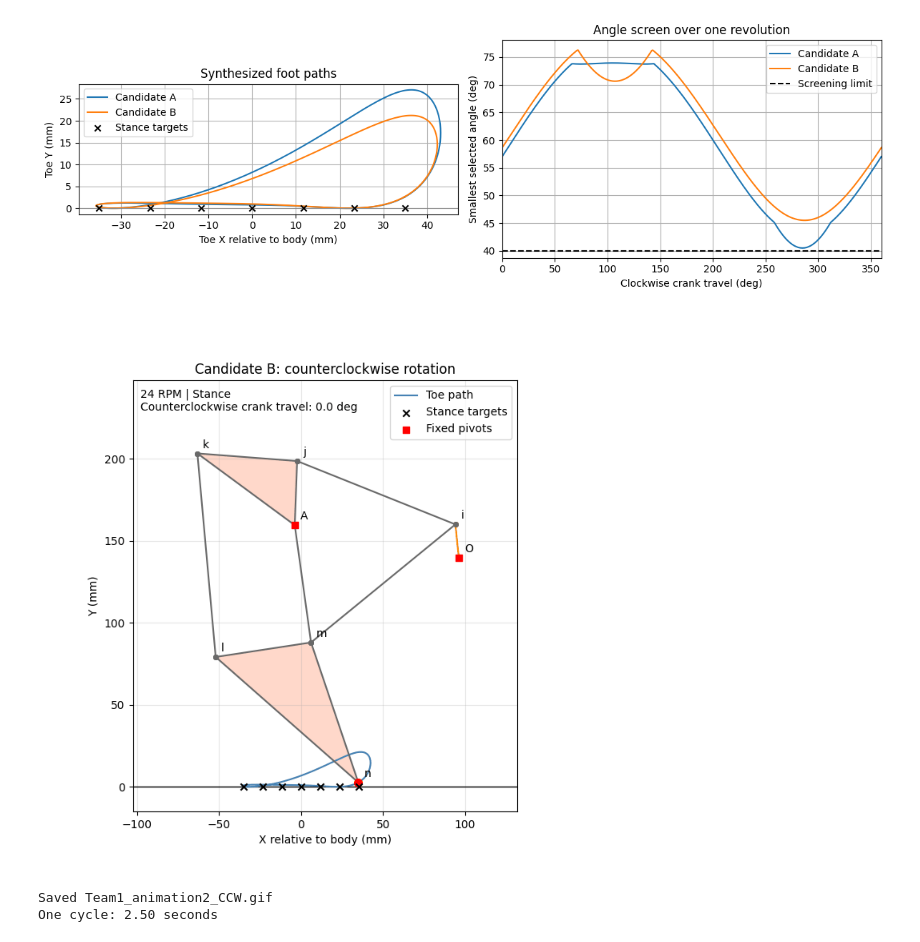
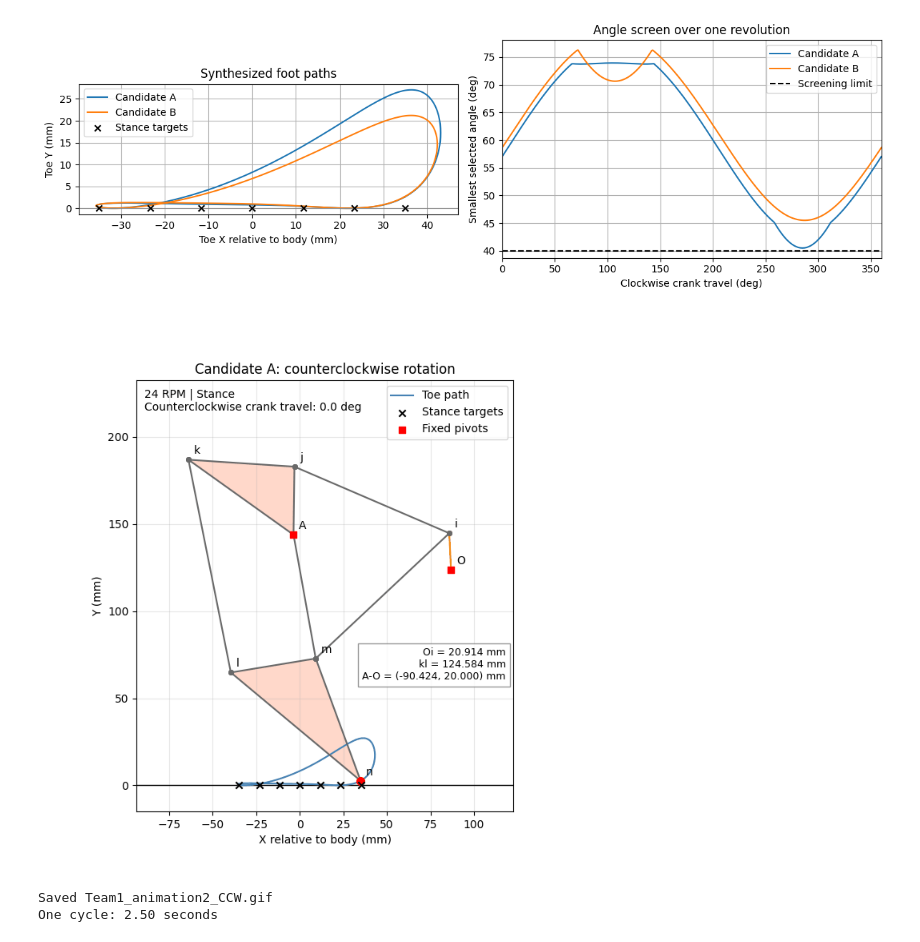
Before and after one commit to AnastasiiaBerezovska/ME-350R-Project, a Jupyter notebook: Team1_synthesis.ipynb, the cells around one changed output. Saved outputs shown, nothing was run; the diff lists cells and outputs as text; code cells hidden in the pictures.

Commit message:
Updated synthesis with new dimensions, torque, etc

```diff
--- a/Team1_synthesis.ipynb
+++ b/Team1_synthesis.ipynb
@@ -604,11 +604,7 @@ def motion_constraints(v, angle_floor):
 
     # every returned value must be >=0
     # small added margins
-    return np.r_[
-        (angles - angle_floor).ravel(),
-        np.concatenate(margins),
-        toe[:, 1] - 0.01,
-        -np.diff(toe[stance, 0]) - 1e-5,
+    return np.r_[(angles - angle_floor).ravel(), np.concatenate(margins), toe[:, 1] - 0.01, -np.diff(toe[stance, 0]) - 1e-5,
         toe[stance, 0][0] - toe[stance, 0][-1] - STRIDE_MM,
         mid_toe[0, 1] - (MIN_LIFT_MM + 0.1),
         other_heights - 0.1,
@@ -1029,7 +1025,7 @@ from matplotlib.animation import FuncAnimation, PillowWriter
 from matplotlib.patches import Polygon
 from IPython.display import Image as IPImage, display
 
-CHOSEN = "B"  # Use "B" to show candidate B.
+CHOSEN = "A"  # Use "B" to show candidate B.
 v = candidates[CHOSEN].copy()
 
 full_toe, full_angles, gaps, full_points = model(v, GRID)
@@ -1045,7 +1041,7 @@ frame_travel = np.linspace(
     0.0, 360.0, n_frames, endpoint=False
 )
 
-# Reverse the original clockwise motion.
+# Reverse the original clockwise motion
 model_travel = (-frame_travel) % 360.0
 _, _, _, points = model(v, model_travel)
 
@@ -1115,6 +1111,14 @@ status = ax.text(
     0.02, 0.98, "",
     transform=ax.transAxes, va="top"
 )
+
+   # key dimensions shown on the animation
+dims = (f"Oi = {v[0]:.3f} mm\n"
+        f"kl = {v[5]:.3f} mm\n"
+        f"A-O = ({v[14]:.3f}, {v[15]:.3f}) mm")
+
+ax.text(0.98, 0.30, dims, transform=ax.transAxes, ha="right", va="bottom",
+        fontsize=9, bbox=dict(facecolor="white", alpha=0.8, edgecolor="gray"))
 ax.legend(loc="upper right")
 
 
@@ -1134,33 +1138,33 @@ def update(frame):
     foot.set_data([toe[0]], [toe[1]])
 
     phase = (
         "Stance"
         if model_travel[frame] <= STANCE_DEG
         else "Swing"
     )
 
     status.set_text(
         f"{motor_rpm:g} RPM | {phase}\n"
         f"Counterclockwise crank travel: "
         f"{frame_travel[frame]:.1f} deg"
     )
 
 
 animation = FuncAnimation(
     fig, update,
     frames=n_frames,
     interval=1000 / fps
 )
 
 filename = "Team1_animation2_CCW.gif"
 animation.save(filename, writer=PillowWriter(fps=fps))
 
 plt.close(fig)
 display(IPImage(filename=filename))
 
 print(f"Saved {filename}")
 print(f"One cycle: {cycle_time_s:.2f} seconds")
 # %% [output]
-[figure, old version]
+[figure, new version]
 Saved Team1_animation2_CCW.gif
 One cycle: 2.50 seconds
```
Also changed, not shown: parts of 7 cells of this notebook.
